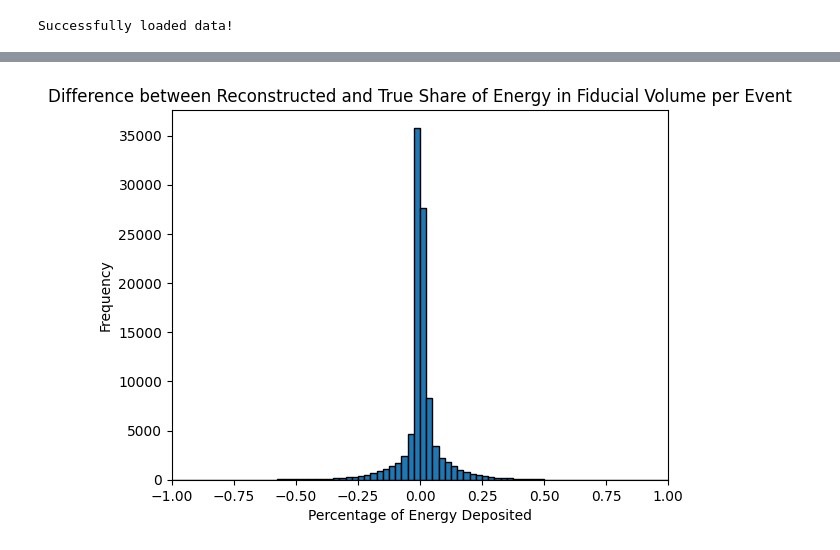
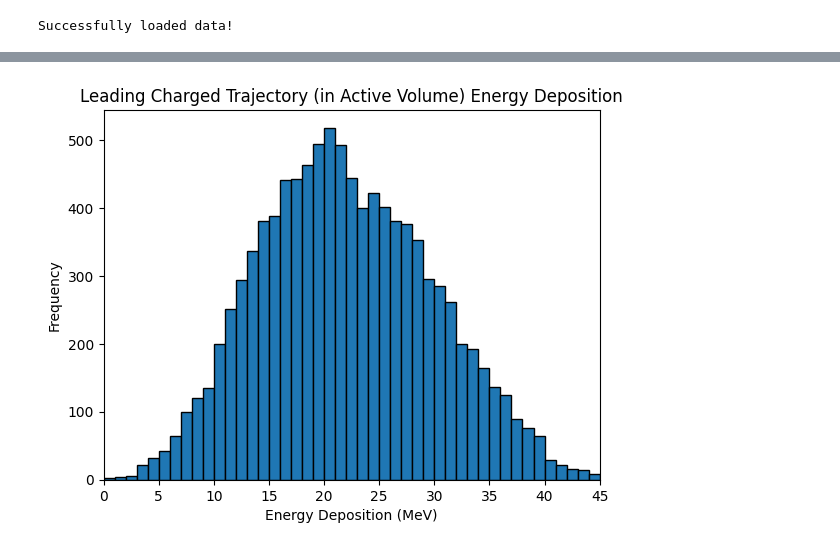
Before and after one commit to vaccarojohn/SNeNDSim, a Jupyter notebook: detectorsim/signal/signal_segment_analysis.ipynb, the cells around one changed output, grey strips where cells are left out. Cells and saved outputs as stored; diff of their text form; code cells hidden in the pictures.

```diff
--- a/detectorsim/signal/signal_segment_analysis.ipynb
+++ b/detectorsim/signal/signal_segment_analysis.ipynb
@@ -158,16 +142,16 @@ plt.show()
-# %%
-# Difference between reconstructed and true fraction of energy deposited in fiducial volume
-
-# Define bins
-bins = np.arange(-1, 1.025, 0.025)
-plt.hist(data['pfenergy'] - data2['pfenergy'], bins=bins, edgecolor='black')
-plt.xlim(-1, 1)
-
-# Axis labels
-plt.xlabel('Percentage of Energy Deposited')
-plt.ylabel('Frequency')
-plt.title('Difference between Reconstructed and True Share of Energy in Fiducial Volume per Event')
-
-plt.show()
-# %% [output]
-[figure, removed]
+# %%
+# Leading charged trajectory energy deposition plot
+
+# Define bins
+bins = np.arange(0, 46, 1)
+plt.hist(data['lctes'], bins=bins, edgecolor='black')
+plt.xlim(0, 45)
+
+# Axis labels
+plt.xlabel('Energy Deposition (MeV)')
+plt.ylabel('Frequency')
+plt.title('Leading Charged Trajectory (in Active Volume) Energy Deposition')
+
+plt.show()
+# %% [output]
+[figure, added]
```
Also changed, not shown: parts of 12 cells of this notebook, 35 other files.
